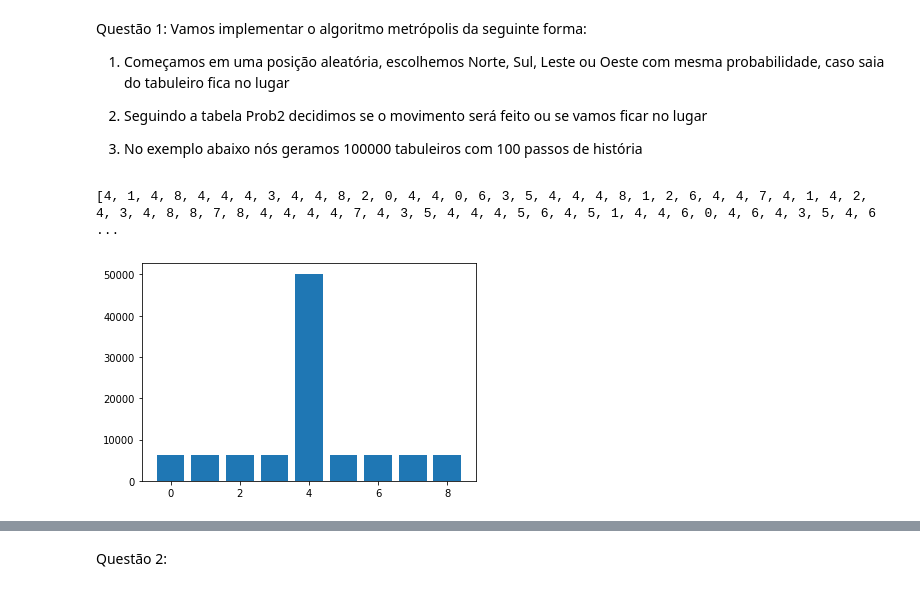
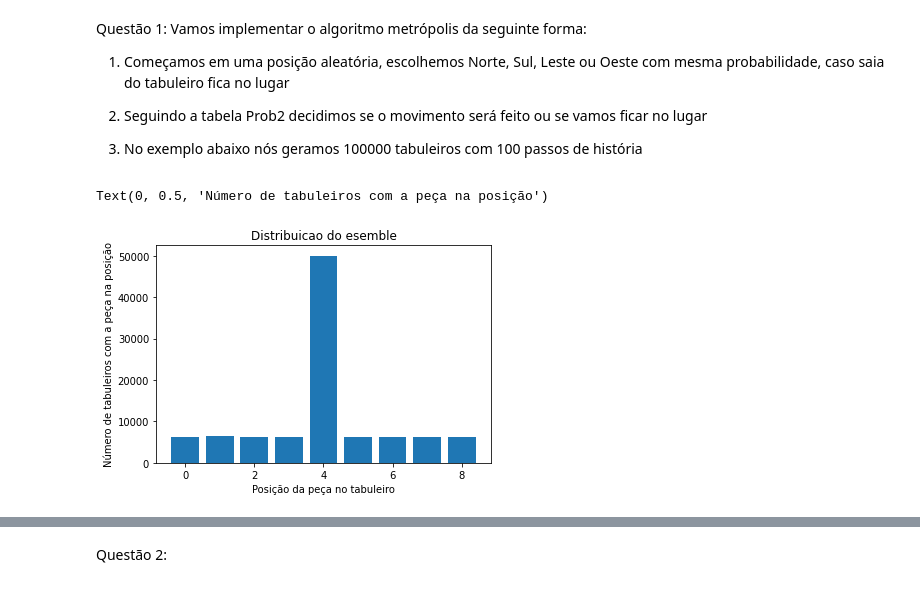
Before and after one commit to cahmtoledo/CompIV-CCM-EPsCah, a Jupyter notebook: EP5_Cah.ipynb, the cells around one changed output, grey strips where cells are left out. Cells and saved outputs as stored; diff of their text form; code cells hidden in the pictures.

```diff
--- a/EP5_Cah.ipynb
+++ b/EP5_Cah.ipynb
@@ -53,10 +57,6 @@ for i in range(100000):
   hist.append(history())
 # %%
 import matplotlib.pyplot as plt
-# %%
-print(hist)
-# %% [output]
-[4, 1, 4, 8, 4, 4, 4, 3, 4, 4, 8, 2, 0, 4, 4, 0, 6, 3, 5, 4, 4, 4, 8, 1, 2, 6, 4, 4, 7, 4, 1, 4, 2, 4, 3, 4, 8, 8, 7, 8, 4, 4, 4, 4, 7, 4, 3, 5, 4, 4, 4, 5, 6, 4, 5, 1, 4, 4, 6, 0, 4, 6, 4, 3, 5, 4, 6 ...
 # %%
 histCount =[]
 for i in range(9):
@@ -64,8 +64,12 @@ for i in range(9):
 # %%
 plt.bar(range(9), histCount)
 histCountSum=sum(histCount)
 histCountNorm=[]
 for i in range(9):
   histCountNorm.append(histCount[i]/histCountSum )
+plt.title("Distribuicao do esemble")
+plt.xlabel("Posição da peça no tabuleiro")
+plt.ylabel("Número de tabuleiros com a peça na posição")
 # %% [output]
+Text(0, 0.5, 'Número de tabuleiros com a peça na posição')
-[figure, old version]
+[figure, new version]
```
Also changed, not shown: parts of 12 cells of this notebook.
